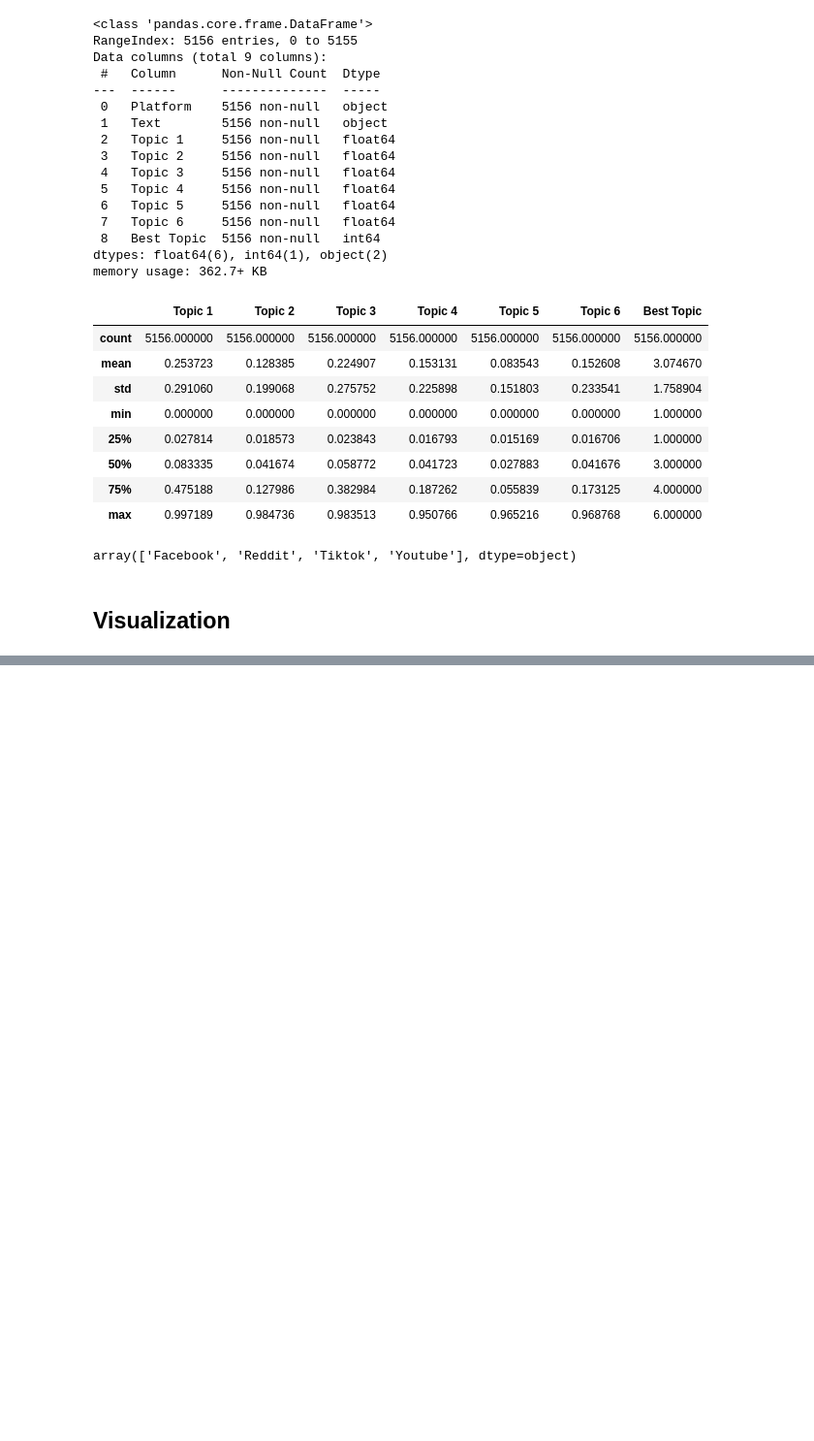
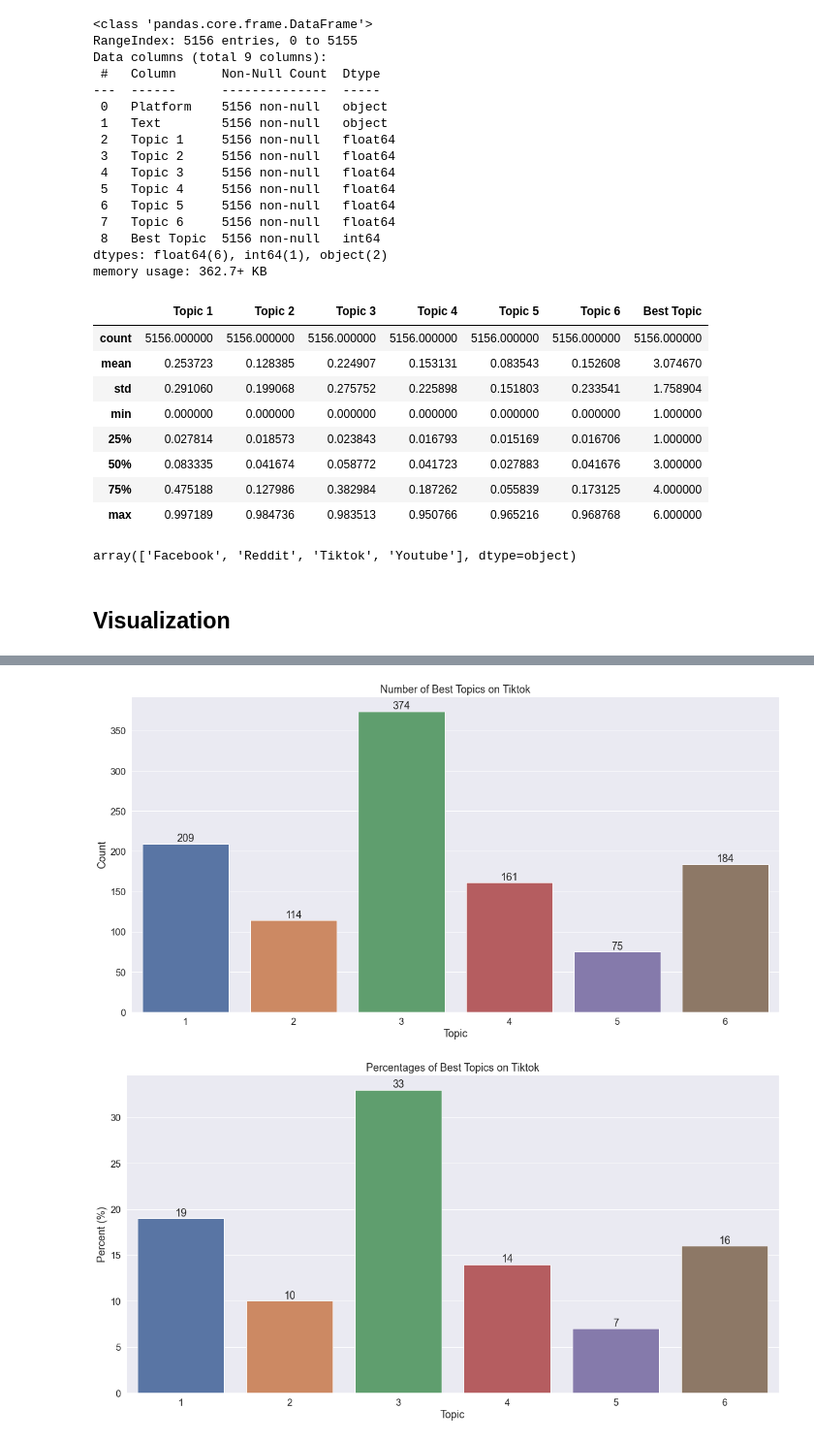
Before and after one commit to ABCD-EDU/LDA-ph-inflation, a Jupyter notebook: eda_labelled.ipynb, the cells around one changed output, grey strips where cells are left out. Shown at 97% size. Cells and saved outputs as stored; diff of their text form; code cells hidden in the pictures; blank space fills up the shorter version.

```diff
--- a/eda_labelled.ipynb
+++ b/eda_labelled.ipynb
@@ -86,0 +131,6 @@ array(['Facebook', 'Reddit', 'Tiktok', 'Youtube'], dtype=object)
+# %%
+# Number and Percentage of Best Topics on Tiktok
+draw_bar_graph_for_text_visualization(df_tik, 'Tiktok')
+# %% [output]
+[figure, added]
+[figure, added]
```
Also changed, not shown: parts of 6 cells of this notebook, 1 other file.
